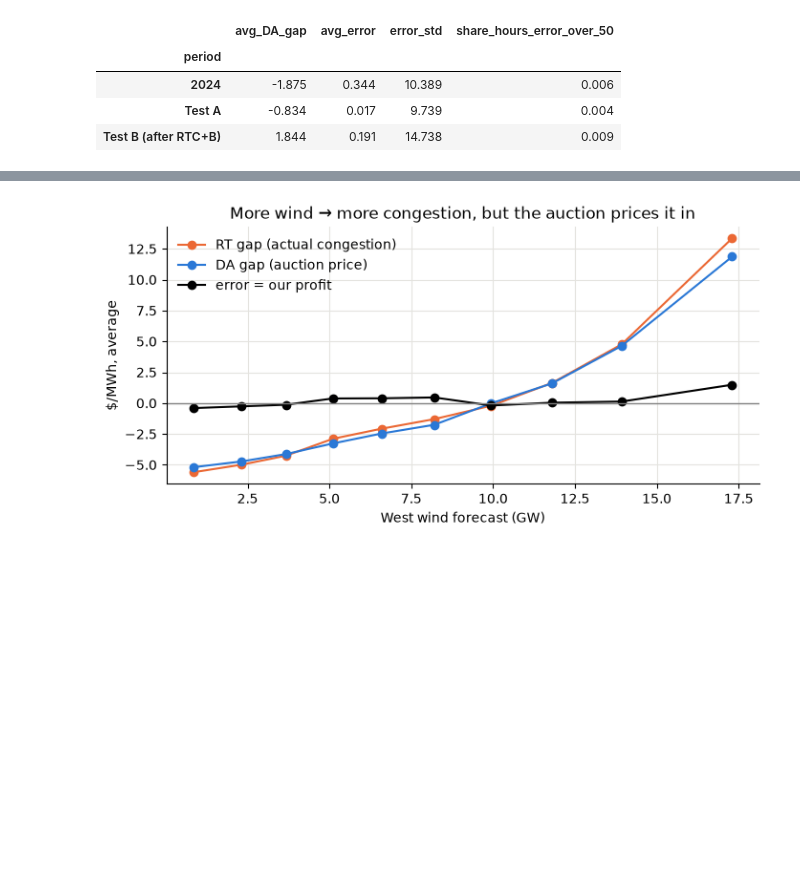
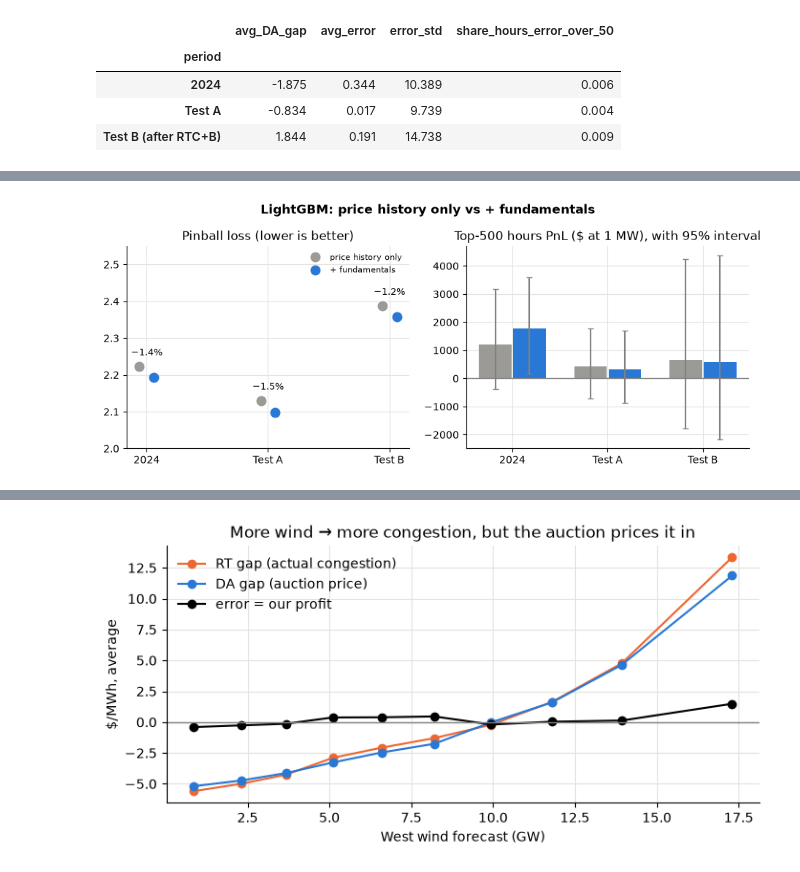
Before and after one commit to zhengwaihongben/project_applied_algorithm, a Jupyter notebook: notebooks/ptp_findings.ipynb, the cells around one changed output, grey strips where cells are left out. Drawn from its saved outputs; the diff is of its cells as text; code cells hidden in the pictures; blank space fills up the shorter version.

```diff
--- a/notebooks/ptp_findings.ipynb
+++ b/notebooks/ptp_findings.ipynb
@@ -187,0 +284,35 @@ Thesis: high West wind causes congestion the auction underprices. We group hours
+# %%
+def score_file(stem):
+    f = pd.read_csv(OUT / f"{stem}.csv")
+    f = f[f.pair == "HB_WEST->HB_NORTH"]
+    f["hour_ending"] = pd.to_datetime(f.hour_ending, utc=True)
+    f = f.drop(columns="delivery_date").merge(wn, on="hour_ending")
+    y = f.error.to_numpy()
+    top = f.loc[f.q50.abs().nlargest(500).index]
+    pnl = np.sign(top.q50) * top.error - 0.5
+    days = pnl.groupby(top.delivery_date).sum().reindex(f.delivery_date.unique(), fill_value=0).to_numpy()
+    lo, hi = np.percentile(block_bootstrap(days).sum(1), [2.5, 97.5])
+    return {"pinball": np.mean([pinball(y, f[c], q).mean() for c, q in zip(QCOLS, QUANTILES)]),
+            "top-500 PnL $": pnl.sum(), "CI low": lo, "CI high": hi}
+
+res = {name: [score_file(f"{stem}{'' if p == 'train' else '_' + p}") for p in PERIODS]
+       for name, stem in [("price history only", "lgbm_lags_monthly"), ("+ fundamentals", "lgbm_cov_monthly")]}
+x, colors = np.arange(3), {"price history only": "#9b9a96", "+ fundamentals": COLORS["lgbm"]}
+fig, axes = plt.subplots(1, 2, figsize=(11, 3.6))
+for i, (name, rs) in enumerate(res.items()):
+    pin = [r["pinball"] for r in rs]
+    pnl = np.array([r["top-500 PnL $"] for r in rs])
+    axes[0].plot(x + (i - 0.5) * 0.12, pin, "o", ms=9, color=colors[name], label=name)
+    axes[1].bar(x + (i - 0.5) * 0.36, pnl, 0.34, color=colors[name], capsize=3, ecolor="gray",
+                yerr=[pnl - [r["CI low"] for r in rs], [r["CI high"] for r in rs] - pnl])
+for j in range(3):   # label the pinball improvement above each pair of dots
+    base, fund = res["price history only"][j]["pinball"], res["+ fundamentals"][j]["pinball"]
+    axes[0].annotate(f"−{(1 - fund / base) * 100:.1f}%", (x[j], base + 0.03), ha="center", fontsize=9)
+axes[0].set_ylim(2.0, 2.55); axes[0].set_title("Pinball loss (lower is better)"); axes[0].legend(fontsize=8)
+axes[1].axhline(0, color="gray", lw=1); axes[1].set_title("Top-500 hours PnL ($ at 1 MW), with 95% interval")
+for ax in axes:
+    ax.set_xticks(x, ["2024", "Test A", "Test B"])
+fig.suptitle("LightGBM: price history only vs + fundamentals", fontweight="bold", y=1.04)
+fig.savefig(FIG / "fundamentals_effect.png", bbox_inches="tight", dpi=150); plt.show()
+# %% [output]
+[figure, added]
```
Also changed, not shown: parts of 28 cells of this notebook, 4 other files.
